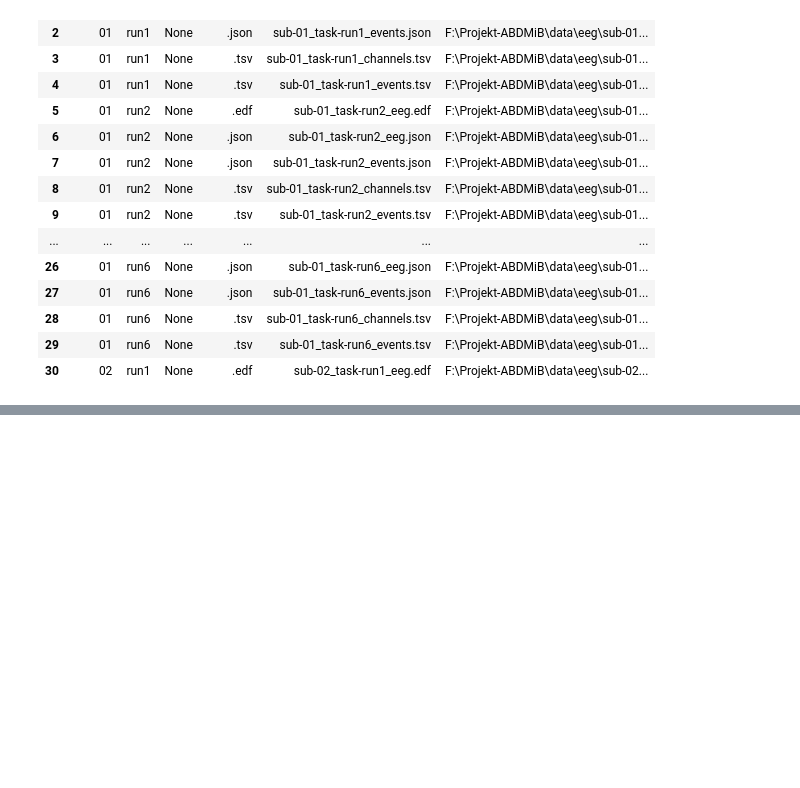
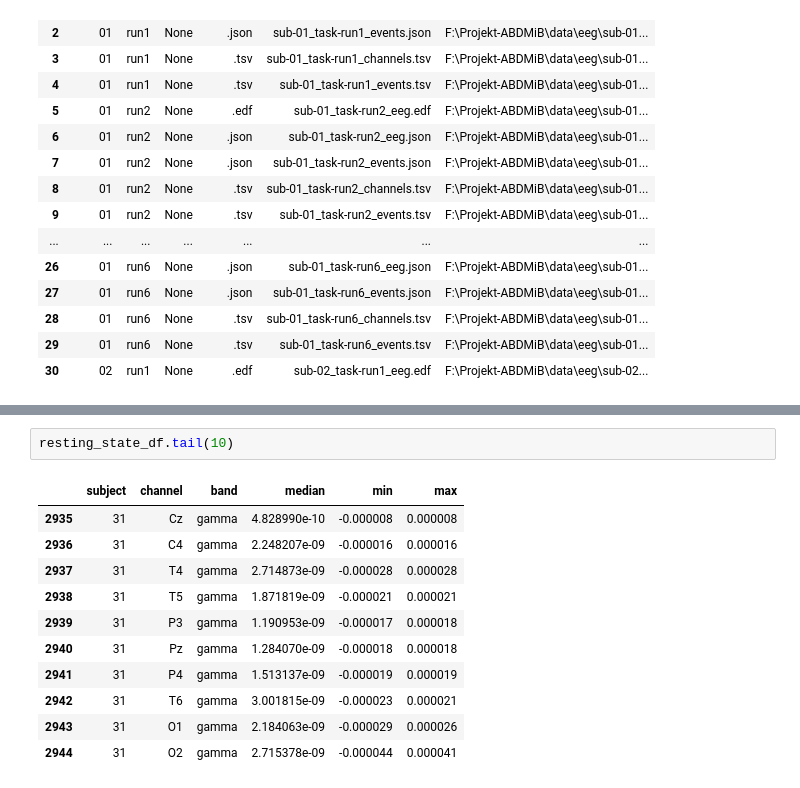
Before and after one commit to Jazgalor/Projekt-ABDMiB, a Jupyter notebook: analysis.ipynb, the cells around one changed output, grey strips where cells are left out. Saved outputs shown, nothing was run; the diff lists cells and outputs as text; blank space fills up the shorter version.

```diff
--- a/analysis.ipynb
+++ b/analysis.ipynb
@@ -236,0 +466,14 @@ Znaleziono 925 plików
+# %%
+resting_state_df.tail(10)
+# %% [output]
+|  | subject | channel | band | median | min | max |
+| 2935 | 31 | Cz | gamma | 4.828990e-10 | -0.000008 | 0.000008 |
+| 2936 | 31 | C4 | gamma | 2.248207e-09 | -0.000016 | 0.000016 |
+| 2937 | 31 | T4 | gamma | 2.714873e-09 | -0.000028 | 0.000028 |
+| 2938 | 31 | T5 | gamma | 1.871819e-09 | -0.000021 | 0.000021 |
+| 2939 | 31 | P3 | gamma | 1.190953e-09 | -0.000017 | 0.000018 |
+| 2940 | 31 | Pz | gamma | 1.284070e-09 | -0.000018 | 0.000018 |
+| 2941 | 31 | P4 | gamma | 1.513137e-09 | -0.000019 | 0.000019 |
+| 2942 | 31 | T6 | gamma | 3.001815e-09 | -0.000023 | 0.000021 |
+| 2943 | 31 | O1 | gamma | 2.184063e-09 | -0.000029 | 0.000026 |
+| 2944 | 31 | O2 | gamma | 2.715378e-09 | -0.000044 | 0.000041 |
```
Also changed, not shown: parts of 5 cells of this notebook.
